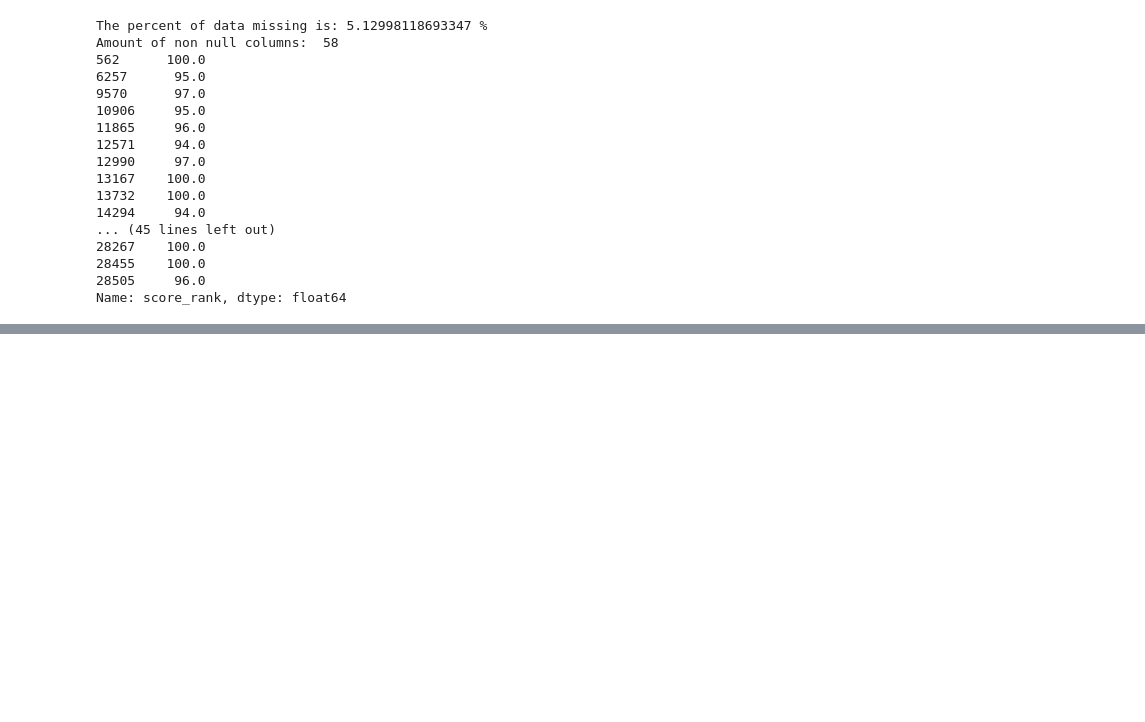
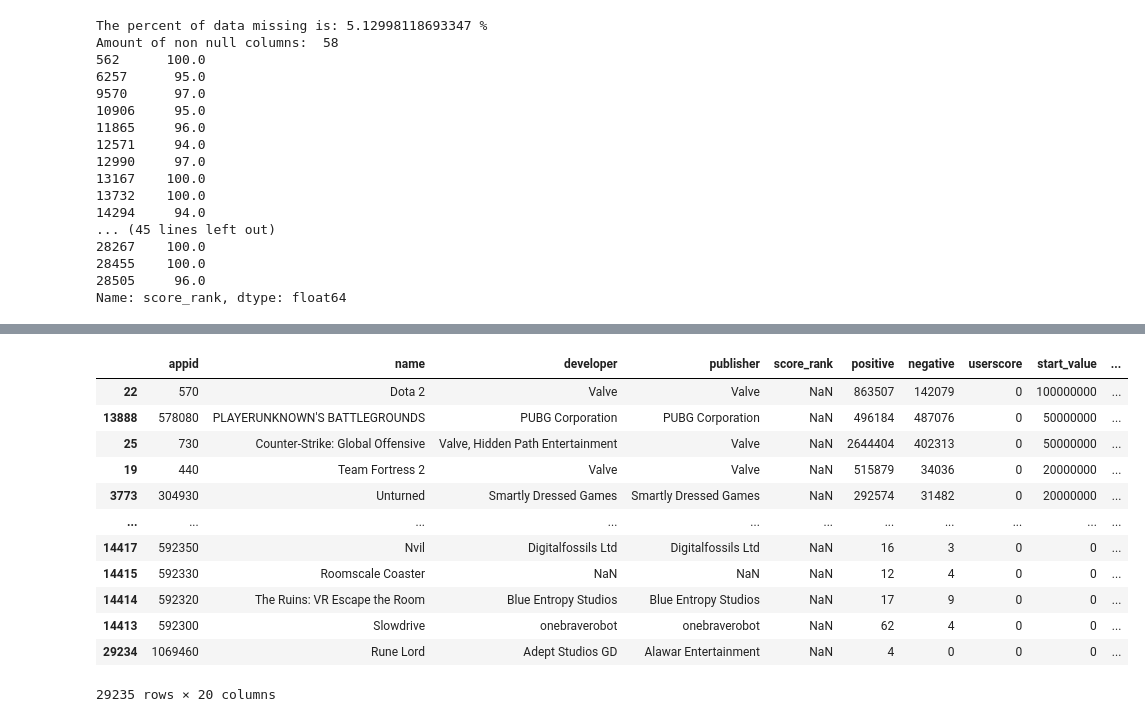
Before and after one commit to Florrena/project, a Jupyter notebook: 1.ipynb, the cells around one changed output, grey strips where cells are left out. Saved outputs shown, nothing was run; the diff lists cells and outputs as text; code cells hidden in the pictures; blank space fills up the shorter version.

```diff
--- a/1.ipynb
+++ b/1.ipynb
@@ -121,3 +121,20 @@ Amount of non null columns:  58
 28455    100.0
 28505     96.0
 Name: score_rank, dtype: float64
+# %%
+df = pd.DataFrame(data)
+
+# Define a function to convert the range to the start value
+def convert_to_start_value(range_str):
+    if ".." in range_str:
+        return int(range_str.split("..")[0].replace(',', ''))
+    else:
+        return None  # Handle the case where the string is empty
+
+# Apply the function to the 'owners' column and replace it
+df['owners'] = df['owners'].apply(convert_to_start_value)
+
+# Rename the column to 'start_value' if needed
+df = df.rename(columns={'owners': 'start_value'})
+
+print(df)
@@ -123,0 +159,16 @@ Name: score_rank, dtype: float64
+# %%
+df.sort_values('start_value', ascending=False)
+# %% [output]
+|  | appid | name | developer | publisher | score_rank | positive | negative | userscore | start_value | ... |
+| 22 | 570 | Dota 2 | Valve | Valve | NaN | 863507 | 142079 | 0 | 100000000 | ... |
+| 13888 | 578080 | PLAYERUNKNOWN'S BATTLEGROUNDS | PUBG Corporation | PUBG Corporation | NaN | 496184 | 487076 | 0 | 50000000 | ... |
+| 25 | 730 | Counter-Strike: Global Offensive | Valve, Hidden Path Entertainment | Valve | NaN | 2644404 | 402313 | 0 | 50000000 | ... |
+| 19 | 440 | Team Fortress 2 | Valve | Valve | NaN | 515879 | 34036 | 0 | 20000000 | ... |
+| 3773 | 304930 | Unturned | Smartly Dressed Games | Smartly Dressed Games | NaN | 292574 | 31482 | 0 | 20000000 | ... |
+| ... | ... | ... | ... | ... | ... | ... | ... | ... | ... | ... |
+| 14417 | 592350 | Nvil | Digitalfossils Ltd | Digitalfossils Ltd | NaN | 16 | 3 | 0 | 0 | ... |
+| 14415 | 592330 | Roomscale Coaster | NaN | NaN | NaN | 12 | 4 | 0 | 0 | ... |
+| 14414 | 592320 | The Ruins: VR Escape the Room | Blue Entropy Studios | Blue Entropy Studios | NaN | 17 | 9 | 0 | 0 | ... |
+| 14413 | 592300 | Slowdrive | onebraverobot | onebraverobot | NaN | 62 | 4 | 0 | 0 | ... |
+| 29234 | 1069460 | Rune Lord | Adept Studios GD | Alawar Entertainment | NaN | 4 | 0 | 0 | 0 | ... |
+29235 rows × 20 columns
```
Also changed, not shown: parts of 2 cells of this notebook.
